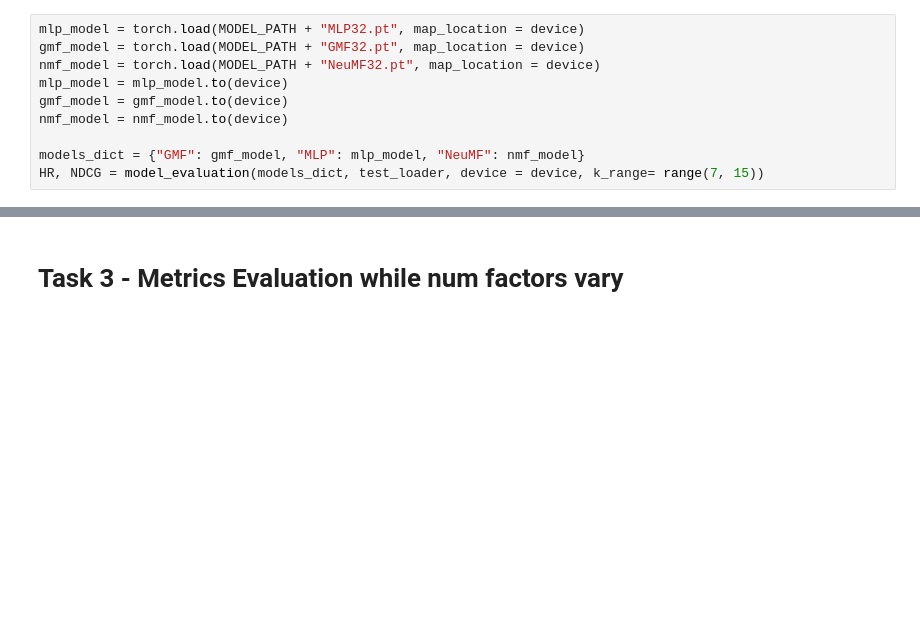
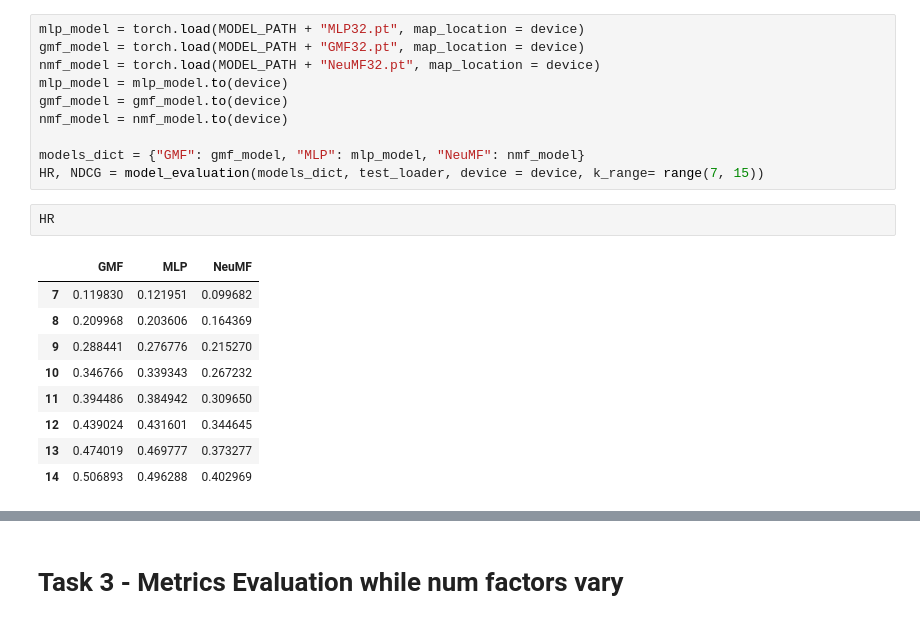
Before and after one commit to agoniko/Neural-Collaborative-Filtering, a Jupyter notebook: Assignment1.ipynb, the cells around one changed output, grey strips where cells are left out. Drawn from its saved outputs; the diff is of its cells as text; blank space fills up the shorter version.

```diff
--- a/Assignment1.ipynb
+++ b/Assignment1.ipynb
@@ -513,6 +519,18 @@ nmf_model = nmf_model.to(device)
 
 models_dict = {"GMF": gmf_model, "MLP": mlp_model, "NeuMF": nmf_model}
 HR, NDCG = model_evaluation(models_dict, test_loader, device = device, k_range= range(7, 15))
+# %%
+HR
+# %% [output]
+|  | GMF | MLP | NeuMF |
+| 7 | 0.119830 | 0.121951 | 0.099682 |
+| 8 | 0.209968 | 0.203606 | 0.164369 |
+| 9 | 0.288441 | 0.276776 | 0.215270 |
+| 10 | 0.346766 | 0.339343 | 0.267232 |
+| 11 | 0.394486 | 0.384942 | 0.309650 |
+| 12 | 0.439024 | 0.431601 | 0.344645 |
+| 13 | 0.474019 | 0.469777 | 0.373277 |
+| 14 | 0.506893 | 0.496288 | 0.402969 |
 # %%
 import matplotlib.pyplot as plt
 fig, (hr_ax, ndcg_ax) = plt.subplots(1,2, figsize = (20, 5))
```
Also changed, not shown: parts of 18 cells of this notebook, 23 other files.
